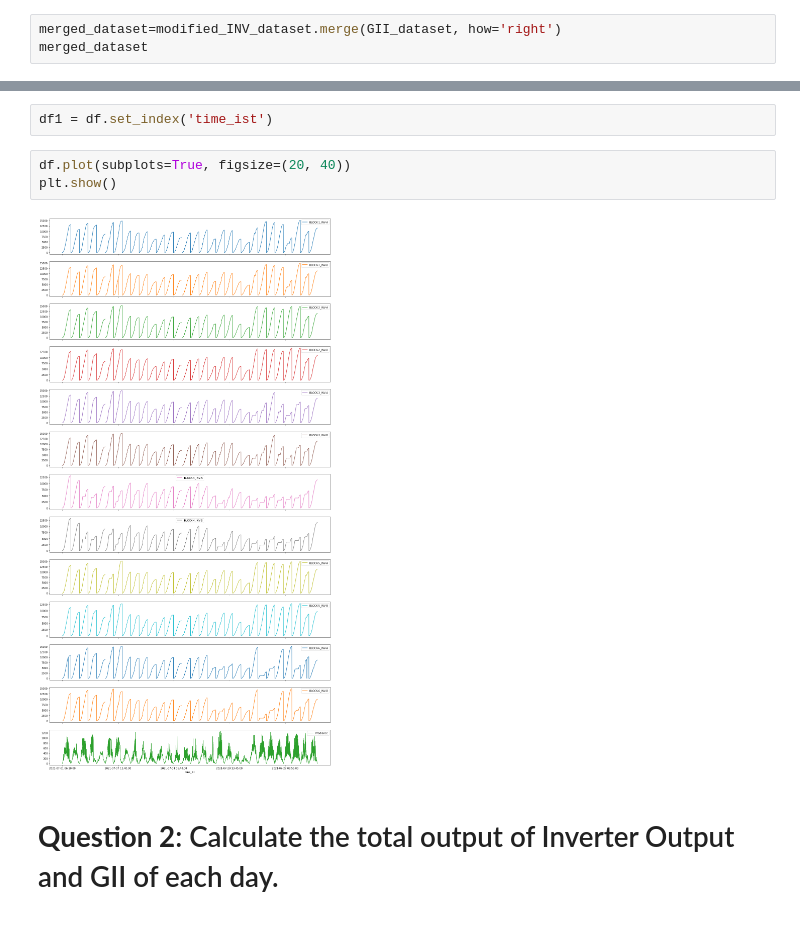
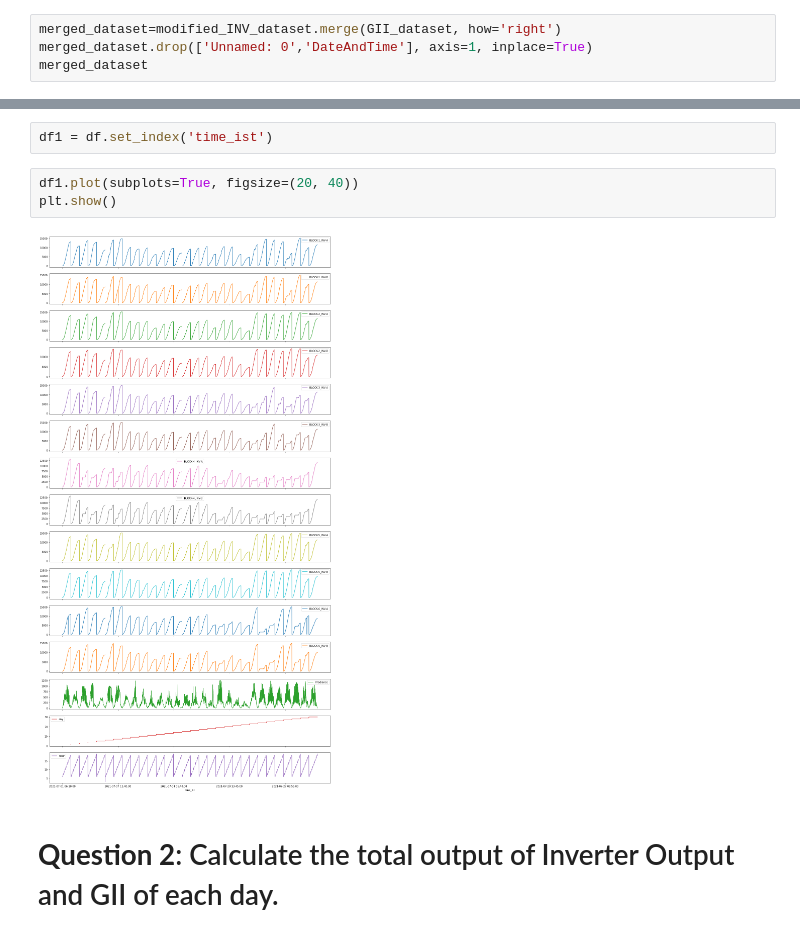
Before and after one commit to Deeksha-Data-Scientist/Solar-Arise, a Jupyter notebook: SolarArise.ipynb, the cells around one changed output, grey strips where cells are left out. Drawn from its saved outputs; the diff is of its cells as text.

```diff
--- a/SolarArise.ipynb
+++ b/SolarArise.ipynb
@@ -135,6 +135,7 @@ modified_INV_dataset['Unnamed: 0']=modified_INV_dataset.index+1
 # Merging both dataset INV and GII
 # %%
 merged_dataset=modified_INV_dataset.merge(GII_dataset, how='right')
+merged_dataset.drop(['Unnamed: 0','DateAndTime'], axis=1, inplace=True)
 merged_dataset
 # %% [output]
 |  | time_ist | BLOCK-1_INV-A | BLOCK-1_INV-B | BLOCK-2_INV-A | BLOCK-2_INV-B | BLOCK-3_INV-A | BLOCK-3_INV-B | ... |
@@ -220,10 +217,10 @@ INV_col
 # %%
 df1 = df.set_index('time_ist')
 # %%
-df.plot(subplots=True, figsize=(20, 40))
+df1.plot(subplots=True, figsize=(20, 40))
 plt.show()
 # %% [output]
-[figure, old version]
+[figure, new version]
 # %% [markdown]
 # **Question 2**: Calculate the total output of Inverter Output and GII of each day.
 # %%
```
Also changed, not shown: parts of 14 cells of this notebook.
